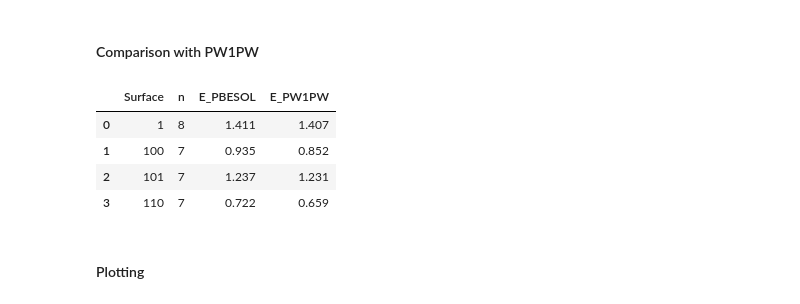
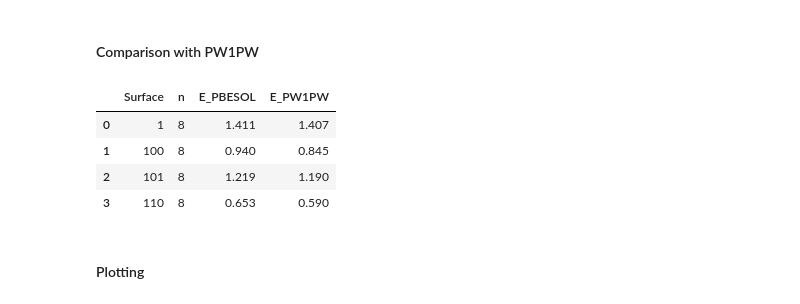
Before and after one commit to tomfroembgen/WP12, a Jupyter notebook: 3_bredow/wp12_3.ipynb, the cells around one changed output. Drawn from its saved outputs; the diff is of its cells as text; code cells hidden in the pictures.

```diff
--- a/3_bredow/wp12_3.ipynb
+++ b/3_bredow/wp12_3.ipynb
@@ -440,7 +439,7 @@ df.to_csv(save_loc, index=False)
 # %%
 def getFileList110():
     filelist = []
-    for file in sorted(Path("./ex2/slab/pbesol-rev2/110/").rglob("[2-8]/*.out")):
+    for file in sorted(Path("./ex2/slab/pbesol-rev2/110/").rglob("[3-8]/*.out")):
         filelist.append(file)
 
     if len(filelist) == 0:
@@ -462,18 +461,20 @@ for k, file in enumerate(flist):
         numbers.append(lines)
 
 data = []
-layers = [2, 3, 4, 5, 6, 7, 8]
+layers = [3, 4, 5, 6, 7, 8]
 for j, file in enumerate(flist):
     with open(file) as f:
         lines = []
         lines = f.readlines()
         dzo1 = float(lines[numbers[j][6]].split()[5]) - float(lines[numbers[j][0]].split()[5])
-        dzti23 = float(lines[numbers[j][7]].split()[5]) - float(lines[numbers[j][1]].split()[5])
-        dzo45 = float(lines[numbers[j][9]].split()[5]) - float(lines[numbers[j][3]].split()[5])
+        dzti2 = float(lines[numbers[j][7]].split()[5]) - float(lines[numbers[j][1]].split()[5])
+        dzti3 = float(lines[numbers[j][8]].split()[5]) - float(lines[numbers[j][2]].split()[5])
+        dzo4 = float(lines[numbers[j][9]].split()[5]) - float(lines[numbers[j][3]].split()[5])
+        dzo5 = float(lines[numbers[j][10]].split()[5]) - float(lines[numbers[j][4]].split()[5])
         dzo6 = float(lines[numbers[j][11]].split()[5]) - float(lines[numbers[j][5]].split()[5])
 
-        data.append([layers[j], dzo1, dzti23, dzo45, dzo6])
-cols = ["n", "dz O1", "dz Ti2/3", "dz O4/5", "dz O6"]
+        data.append([layers[j], dzo1, dzti2, dzti3, dzo4, dzo5, dzo6])
+cols = ["n", "dz O1", "dz Ti2", "dz Ti3",  "dz O4", "dz O5", "dz O6"]
 df = pd.DataFrame(columns=cols, data=data)
 display(df)
 
@@ -498,19 +498,24 @@ num_vert_plots = 1
 num_hor_plots = 2
 fig, ax = plt.subplots(num_vert_plots, num_hor_plots, figsize=(fig_width, fig_height))
 
-labels = ["O1", "Ti2/3", "O4/5", "O6"]
-colors = ["k","r", "b", "g"]
-markers = ["x","o", "v", "s"]
-names = ["dz O1","dz Ti2/3","dz O4/5","dz O6"]
+labels = ["O1", "Ti2", "Ti3"]
+colors = ["k","r", "b"]
+markers = ["x","o", "v"]
+names = ["dz O1","dz Ti2","dz Ti3"]
 
 for i, name in enumerate(names):
-      ax[0].plot(top["n"], top[name], color=colors[i], marker=markers[i], label=labels[i], markersize=3, lw=0.5)
+      ax[0].plot(top["n"], top[name], color=colors[i], marker=markers[i], label=labels[i], markersize=5, lw=0.5)
       ax[0].set_xlabel("Number of layers")
       ax[0].set_ylabel(r"$\Delta z$ / Angstrom")
       ax[0].legend(loc="best", fancybox=True)
 
+labels = ["O1", "Ti2", "Ti3", "O4/5", "O6"]
+colors = ["k","r", "b", "g", "y"]
+markers = ["x","o", "v", "s", "p"]
+names = ["dz O1","dz Ti2", "dz Ti3", "dz O4","dz O6"]
+
 for i, name in enumerate(names):
-      ax[1].plot(bulk["n"], bulk[name], color=colors[i], marker=markers[i], label=labels[i], markersize=3, lw=0.5)
+      ax[1].plot(bulk["n"], bulk[name], color=colors[i], marker=markers[i], label=labels[i], markersize=5, lw=0.5)
       ax[1].set_xlabel("Number of layers")
       ax[1].set_ylabel(r"$\Delta z$ / Angstrom")
       ax[1].legend(loc="best", fancybox=True)
@@ -642,33 +647,33 @@ for i, sf in enumerate(surfaces):
 # %%
 slab_001 = pd.read_csv("./ex2/surface-energy-001.csv", delimiter=",")
 slab_100 = pd.read_csv("./ex2/surface-energy-100.csv", delimiter=",")
 slab_101 = pd.read_csv("./ex2/surface-energy-101.csv", delimiter=",")
 slab_110 = pd.read_csv("./ex2/surface-energy-110.csv", delimiter=",")
 pw1pw = pd.read_csv("./ex2/pw1pw-energies.csv", delimiter=",")
 
 e_bulk = -2.0003835257335E+03
 data = []
 models = [slab_001, slab_100, slab_101, slab_110]
 factor = [0.5, 1, 1, 1]
 pbesol_index = [6, 5, 5, 5]
-pw1pw_index = [8, 7, 7, 7]
+pw1pw_index = [1.407, 0.845, 1.190, 0.590]
 for i, model in enumerate(models):
-    e_surf_pw1pw = (pw1pw["Energy / Eh"][i] - pw1pw_index[i] * e_bulk * factor[i]) * eh2j * 10**20 / (2 * model["Area / Angstrom^2 "][0])
-    e_surf_pbesol = model["Surface Energy / J m^-2"][pbesol_index[i]]
+    e_surf_pw1pw = pw1pw_index[i]
+    e_surf_pbesol = model["Surface Energy / J m^-2"][6]
     surface = model["Surface"][0]
-    data.append([surface, pw1pw_index[i], round(e_surf_pbesol, 3), round(e_surf_pw1pw, 3)])
+    data.append([surface, 8, round(e_surf_pbesol, 3), round(e_surf_pw1pw, 3)])
 
 df = pd.DataFrame(columns=["Surface", "n", "E_PBESOL", "E_PW1PW"], data=data)
 display(df)
 
 save_loc = os.path.join(os.path.realpath("."), "ex2/pw1pw-compare.csv")
 df.to_csv(save_loc, index=False)
 # %% [output]
 |  | Surface | n | E_PBESOL | E_PW1PW |
 | 0 | 1 | 8 | 1.411 | 1.407 |
-| 1 | 100 | 7 | 0.935 | 0.852 |
-| 2 | 101 | 7 | 1.237 | 1.231 |
-| 3 | 110 | 7 | 0.722 | 0.659 |
+| 1 | 100 | 8 | 0.940 | 0.845 |
+| 2 | 101 | 8 | 1.219 | 1.190 |
+| 3 | 110 | 8 | 0.653 | 0.590 |
 # %% [markdown]
 #### Plotting
 # %%
```
Also changed, not shown: parts of 4 cells of this notebook, 10 other files.
